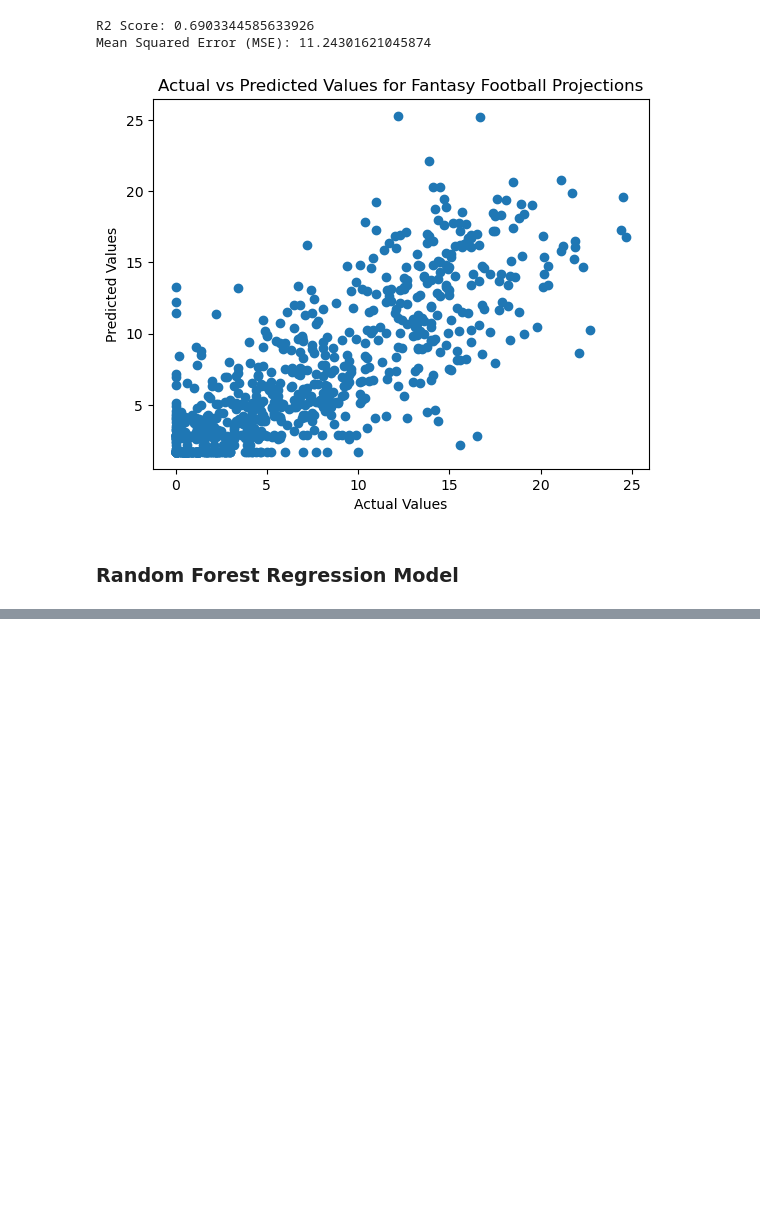
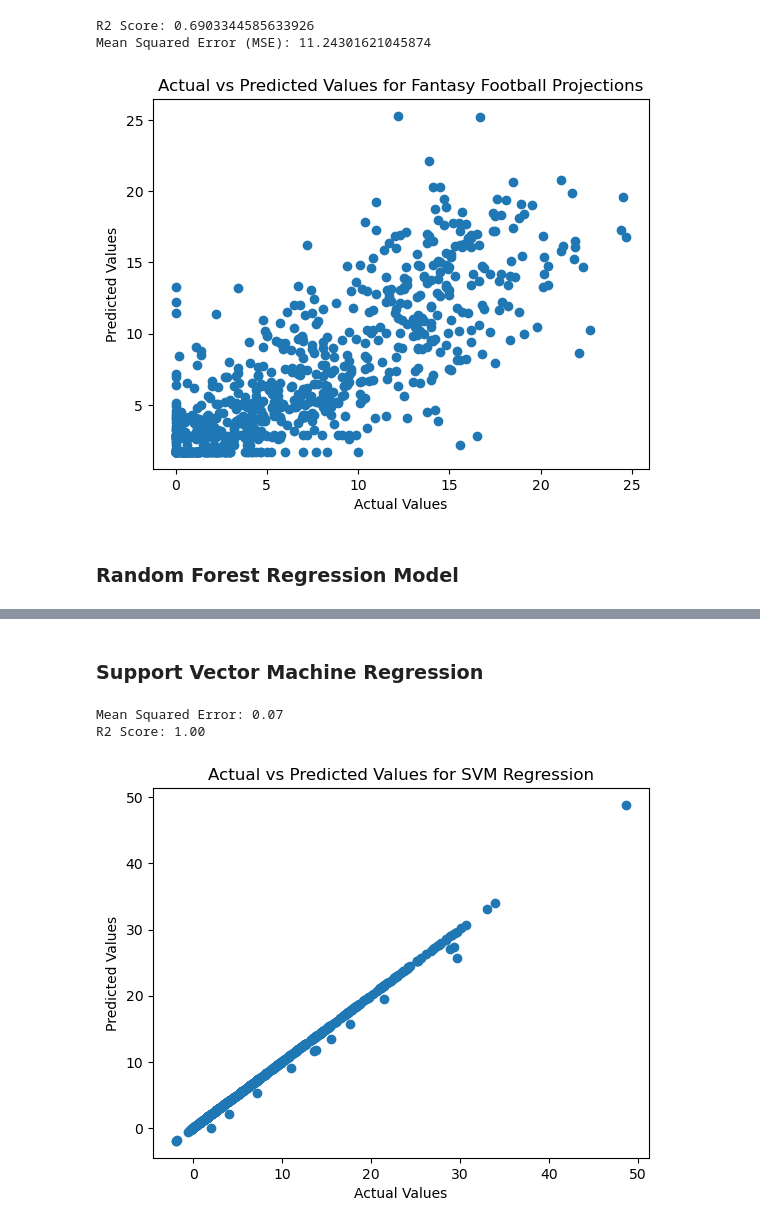
Before and after one commit to markmoujab/final-project-MEMT680, a Jupyter notebook: src/final_project/Finalproj.ipynb, the cells around one changed output, grey strips where cells are left out. Cells and saved outputs as stored; diff of their text form; code cells hidden in the pictures; blank space fills up the shorter version.

```diff
--- a/src/final_project/Finalproj.ipynb
+++ b/src/final_project/Finalproj.ipynb
@@ -206,0 +205,51 @@ R2 Score: 0.6567714868452815
+# %% [markdown]
+### Support Vector Machine Regression
+# %%
+import pandas as pd
+from sklearn.model_selection import train_test_split
+from sklearn.preprocessing import StandardScaler
+from sklearn.svm import SVR
+from sklearn.metrics import mean_squared_error, r2_score
+import matplotlib.pyplot as plt
+
+# Load the cleaned dataset
+cleaned_file_path = r'C:\Users\admin\Desktop\MEMT680\final_project\src\final_project\FantasyFootballWeekly_cleaned.csv'
+df = pd.read_csv(cleaned_file_path)
+
+# Select features and target variable
+features = df[['PASSING_C', 'PASSING_A', 'PASSING YDS', 'PASSING TD', 'PASSING INT', 'RUSHING CAR', 'RUSHING YDS', 'RUSHING TD',
+               'RECEIVING REC', 'RECEIVING YDS', 'RECEIVING TD', 'RECEIVING TAR', 'MISC 2PC', 'MISC FUML', 'MISC TD']]
+target = df['TOTAL']
+
+# Split the data into training and testing sets
+X_train, X_test, y_train, y_test = train_test_split(features, target, test_size=0.2, random_state=42)
+
+# Standardize the features
+scaler = StandardScaler()
+X_train_scaled = scaler.fit_transform(X_train)
+X_test_scaled = scaler.transform(X_test)
+
+# Initialize and train the Support Vector Machine model
+svm_model = SVR(kernel='linear')  # You can try different kernels ('linear', 'rbf', etc.)
+svm_model.fit(X_train_scaled, y_train)
+
+# Make predictions on the test set
+y_pred = svm_model.predict(X_test_scaled)
+
+# Evaluate the model
+mse = mean_squared_error(y_test, y_pred)
+r2 = r2_score(y_test, y_pred)
+
+print(f'Mean Squared Error: {mse:.2f}')
+print(f'R2 Score: {r2:.2f}')
+
+# Visualize actual vs predicted values
+plt.scatter(y_test, y_pred)
+plt.xlabel('Actual Values')
+plt.ylabel('Predicted Values')
+plt.title('Actual vs Predicted Values for SVM Regression')
+plt.show()
+# %% [output]
+Mean Squared Error: 0.07
+R2 Score: 1.00
+[figure, added]
```
Also changed, not shown: parts of 10 cells of this notebook.
